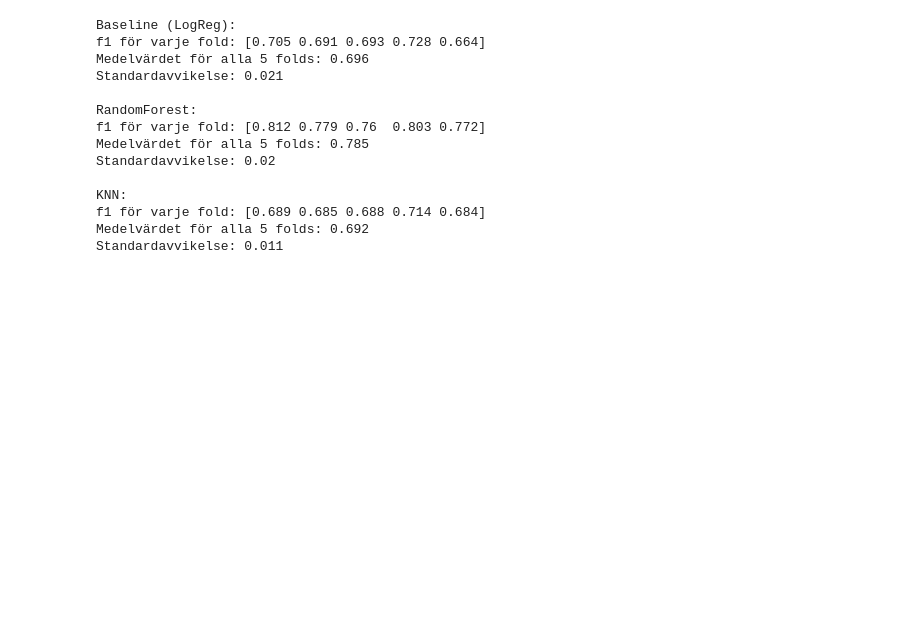
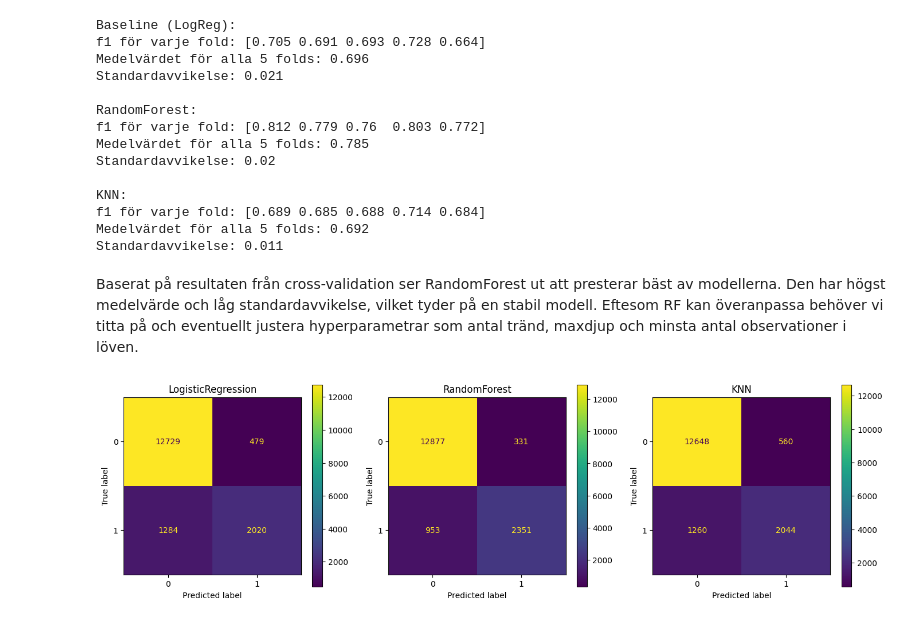
Before and after one commit to Jack-JackAttack/California_Housing, a Jupyter notebook: report.ipynb, the cells around one changed output. Cells and saved outputs as stored; diff of their text form; code cells hidden in the pictures; blank space fills up the shorter version.

Commit message:
Lagt till Modelloptimering

```diff
--- a/report.ipynb
+++ b/report.ipynb
@@ -340,3 +313,44 @@ KNN:
 f1 för varje fold: [0.689 0.685 0.688 0.714 0.684]
 Medelvärdet för alla 5 folds: 0.692
 Standardavvikelse: 0.011
+# %% [markdown]
+Baserat på resultaten från cross-validation ser RandomForest ut att presterar bäst av modellerna. Den har högst medelvärde och låg standardavvikelse, vilket tyder på en stabil modell.
+Eftesom RF kan överanpassa behöver vi titta på och eventuellt justera hyperparametrar som antal tränd, maxdjup och minsta antal observationer i löven.
+# %%
+from sklearn.model_selection import cross_val_predict
+from sklearn.metrics import confusion_matrix, ConfusionMatrixDisplay
+
+
+
+models = {
+    "LogisticRegression": baseline_model,
+    "RandomForest": rf_model,
+    "KNN": knn_model
+}
+
+predictions = {}
+
+for name, model in models.items():
+    y_pred = cross_val_predict(
+                model,
+                X_train,
+                y_train,
+                cv=cv_strategy
+    )
+    predictions[name] = y_pred
+
+
+fig, axes = plt.subplots(1, 3, figsize=(14, 4))
+
+for i, name in enumerate(predictions):
+    y_pred = predictions[name]
+    cm = confusion_matrix(y_train, y_pred)
+
+    disp = ConfusionMatrixDisplay(cm)
+    disp.plot(ax=axes[i])
+    axes[i].set_title(name)
+
+plt.tight_layout()
+plt.show()
+# %% [output]
+[figure, added]
```
Also changed, not shown: parts of 11 cells of this notebook.
